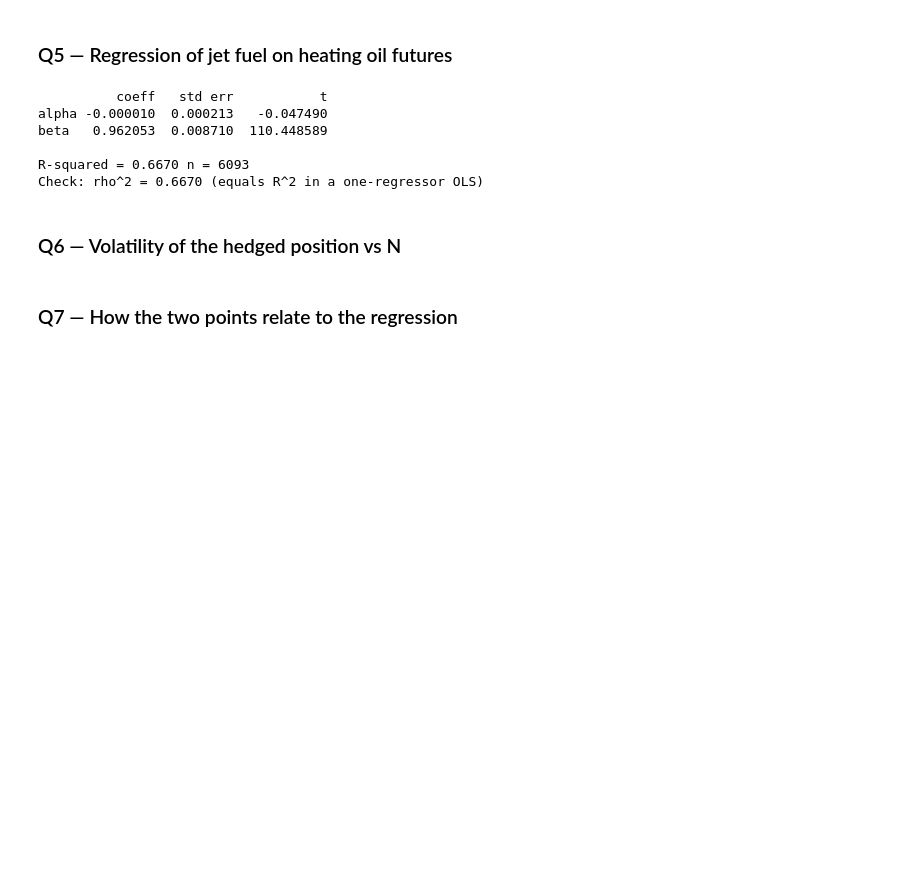
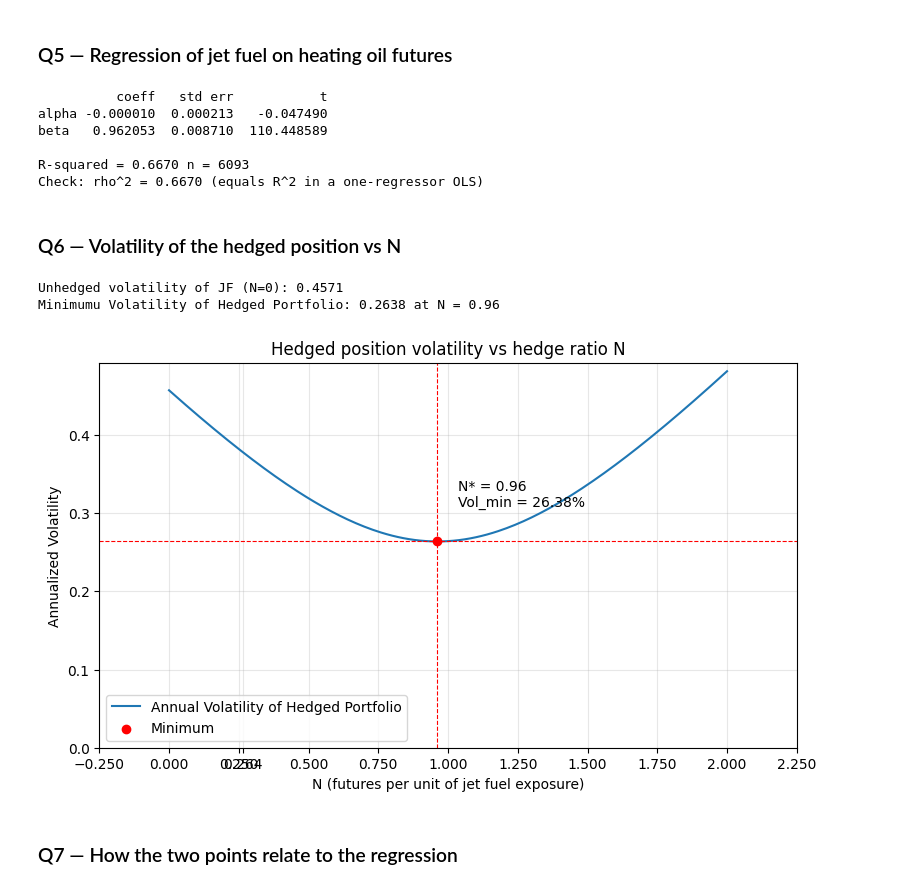
Before and after one commit to ctorello17/fe-lab4-crosshedge, a Jupyter notebook: LAB 4.ipynb, the cells around one changed output. Cells and saved outputs as stored; diff of their text form; code cells hidden in the pictures; blank space fills up the shorter version.

```diff
--- a/LAB 4.ipynb
+++ b/LAB 4.ipynb
@@ -127,5 +127,32 @@ R-squared = 0.6670 n = 6093
 Check: rho^2 = 0.6670 (equals R^2 in a one-regressor OLS)
 # %% [markdown]
 ### Q6 — Volatility of the hedged position vs N
+# %%
+N_grid = np.round(np.arange(0, 2.0001, 0.01), 2) #create the range of different contract sizes to test what the optimal contract size is for the hedge ratio
+vol_N = np.array([(-ret["JF"] + N * ret["HO"]).std() * np.sqrt(252) for N in N_grid]) #calculate the annualized volatility of the hedged portfolio for each contract size in N_grid
+
+i_min = vol_N.argmin() #find the index of the minimum volatility in vol_N
+N_star, vol_min = N_grid[i_min], vol_N[i_min] #get the optimal contract size and the corresponding minimum volatility
+print(f"Unhedged volatility of JF (N=0): {vol_N[0]:.4f}") #no hedge at all, just the volatility of JF
+print(f"Minimumu Volatility of Hedged Portfolio: {vol_min:.4f} at N = {N_star:.2f}") #reports the lowest volatility achieved by hedging JF with HO futures and the optimal contract size that achieves this minimum volatility
+
+fig, ax = plt.subplots(figsize=(9,5))
+ax.plot(N_grid, vol_N, label = "Annual Volatility of Hedged Portfolio")
+ax.scatter([N_star], [vol_min], color='red', zorder=3, label="Minimum") #the minimum point is highlighted in red
+ax.axvline(N_star, ls="--", color='red', lw=0.8) #draws a dashed line at N* that highlights the minimum on the x-axis
+ax.axhline(vol_min, ls="--", color='red', lw=0.8) #highlights min on y axis
+ax.set_xticks(list(ax.get_xticks()) + [vol_min]); ax.set_ylim(bottom=0) #start the y-axis at 0 so the drop in volatility isn't visually exaggerated
+ax.annotate(f"N* = {N_star:.2f}\nVol_min = {vol_min:.2%}", (N_star, vol_min), xytext=(15, 25), textcoords="offset points")
+
+ax.set_xlabel("N (futures per unit of jet fuel exposure)")
+ax.set_ylabel("Annualized Volatility")
+ax.set_title("Hedged position volatility vs hedge ratio N")
+
+ax.legend(); ax.grid(alpha=0.3)
+plt.show()
+# %% [output]
+Unhedged volatility of JF (N=0): 0.4571
+Minimumu Volatility of Hedged Portfolio: 0.2638 at N = 0.96
+[figure, added]
 # %% [markdown]
 ### Q7 — How the two points relate to the regression
```
Also changed, not shown: parts of 2 cells of this notebook.
